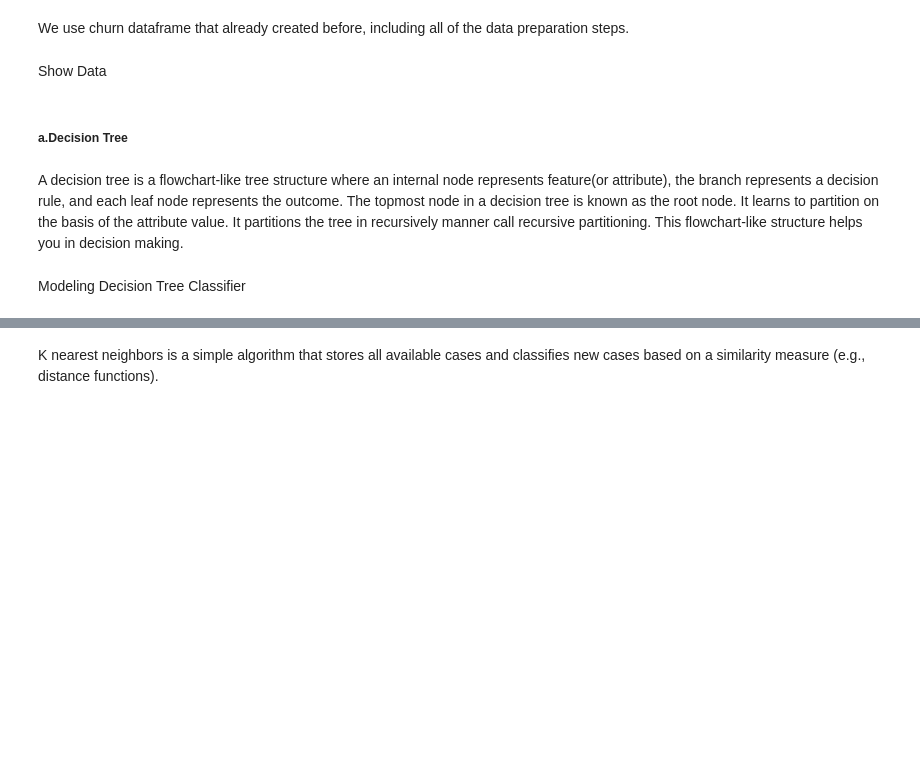
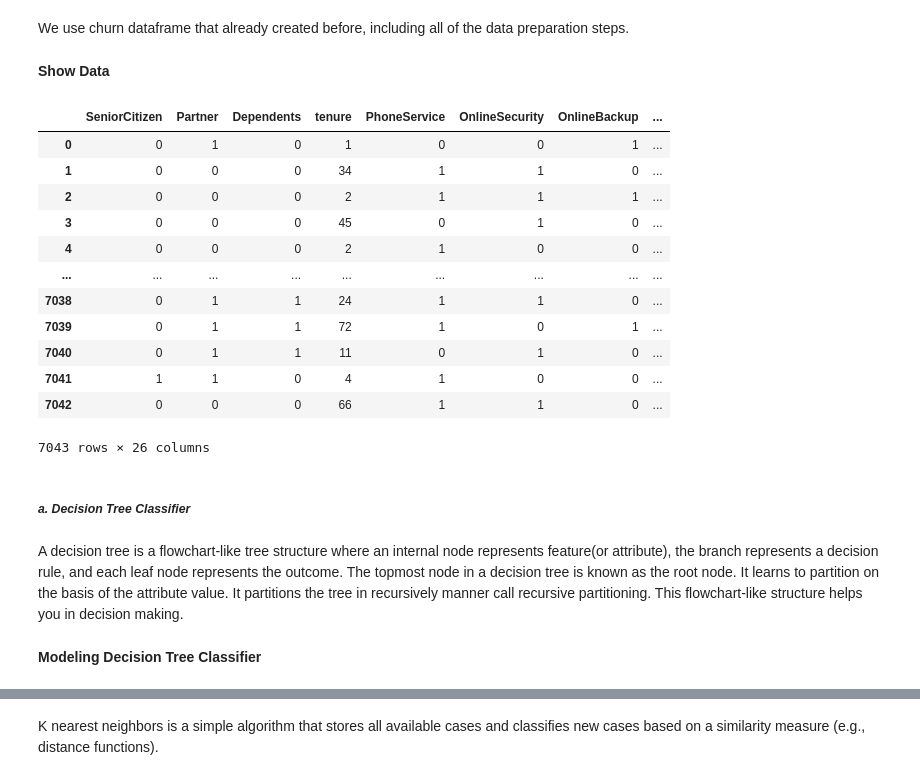
Before and after one commit to data-analytics-workshop/python, a Jupyter notebook: 003_machine_learning_with_scikit_learn.ipynb, the cells around one changed output, grey strips where cells are left out. Saved outputs shown, nothing was run; the diff lists cells and outputs as text; code cells hidden in the pictures; blank space fills up the shorter version.

```diff
--- a/003_machine_learning_with_scikit_learn.ipynb
+++ b/003_machine_learning_with_scikit_learn.ipynb
@@ -203,6 +204,6 @@ plt.show()
  classification is the problem of identifying to which of a set of categories (sub-populations) a new observation belongs, on the basis of a training set of data containing observations (or instances) whose category membership is known. Examples are assigning a given email to the "spam" or "non-spam" class, and assigning a diagnosis to a given patient based on observed characteristics of the patient (sex, blood pressure, presence or absence of certain symptoms, etc.). Classification is an example of pattern recognition.
 # %% [markdown]
 We use churn dataframe that already created before, including all of the data preparation steps.
-# %% [markdown]
-Show Data
+# %% [markdown]
+**Show Data**
 # %%
@@ -210,0 +215,17 @@ df_churn
+# %%
+# Show Features
+feature
+# %% [output]
+|  | SeniorCitizen | Partner | Dependents | tenure | PhoneService | OnlineSecurity | OnlineBackup | ... |
+| 0 | 0 | 1 | 0 | 1 | 0 | 0 | 1 | ... |
+| 1 | 0 | 0 | 0 | 34 | 1 | 1 | 0 | ... |
+| 2 | 0 | 0 | 0 | 2 | 1 | 1 | 1 | ... |
+| 3 | 0 | 0 | 0 | 45 | 0 | 1 | 0 | ... |
+| 4 | 0 | 0 | 0 | 2 | 1 | 0 | 0 | ... |
+| ... | ... | ... | ... | ... | ... | ... | ... | ... |
+| 7038 | 0 | 1 | 1 | 24 | 1 | 1 | 0 | ... |
+| 7039 | 0 | 1 | 1 | 72 | 1 | 0 | 1 | ... |
+| 7040 | 0 | 1 | 1 | 11 | 0 | 1 | 0 | ... |
+| 7041 | 1 | 1 | 0 | 4 | 1 | 0 | 0 | ... |
+| 7042 | 0 | 0 | 0 | 66 | 1 | 1 | 0 | ... |
+7043 rows × 26 columns
@@ -211,7 +241,7 @@ df_churn
 # %% [markdown]
-##### a.Decision Tree
+##### ***a. Decision Tree Classifier***
 # %% [markdown]
 A decision tree is a flowchart-like tree structure where an internal node represents feature(or attribute), the branch represents a decision rule, and each leaf node represents the outcome. The topmost node in a decision tree is known as the root node. It learns to partition on the basis of the attribute value. It partitions the tree in recursively manner call recursive partitioning. This flowchart-like structure helps you in decision making.
 # %% [markdown]
-Modeling Decision Tree Classifier
+**Modeling Decision Tree Classifier**
 # %%
```
Also changed, not shown: parts of 56 cells of this notebook.
